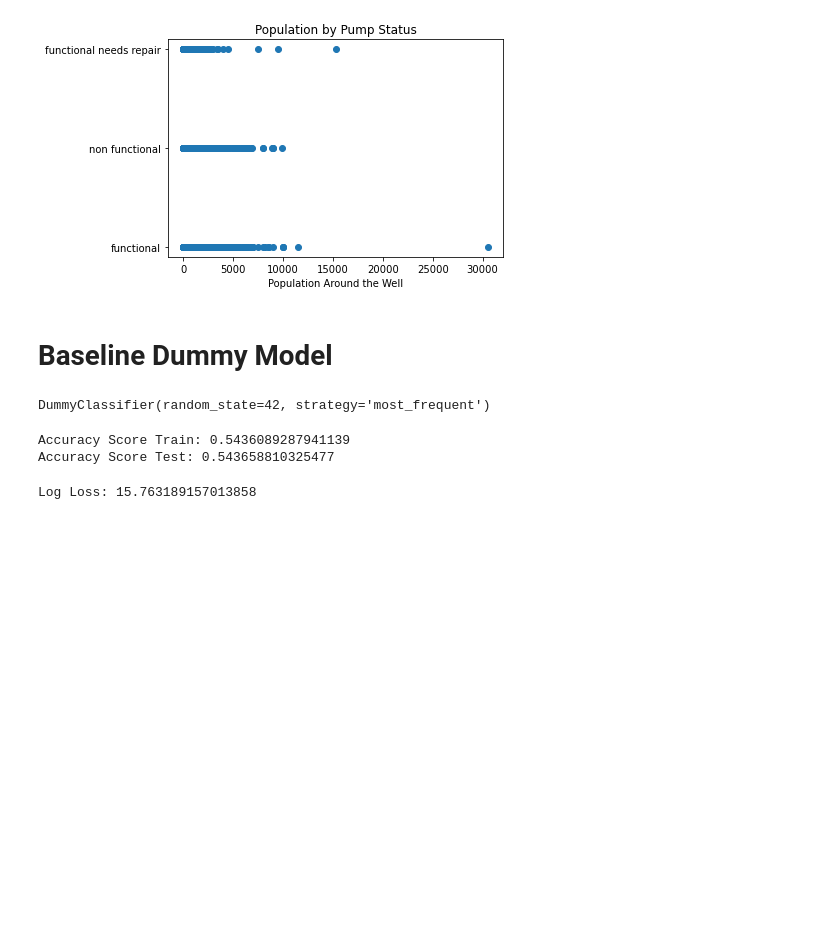
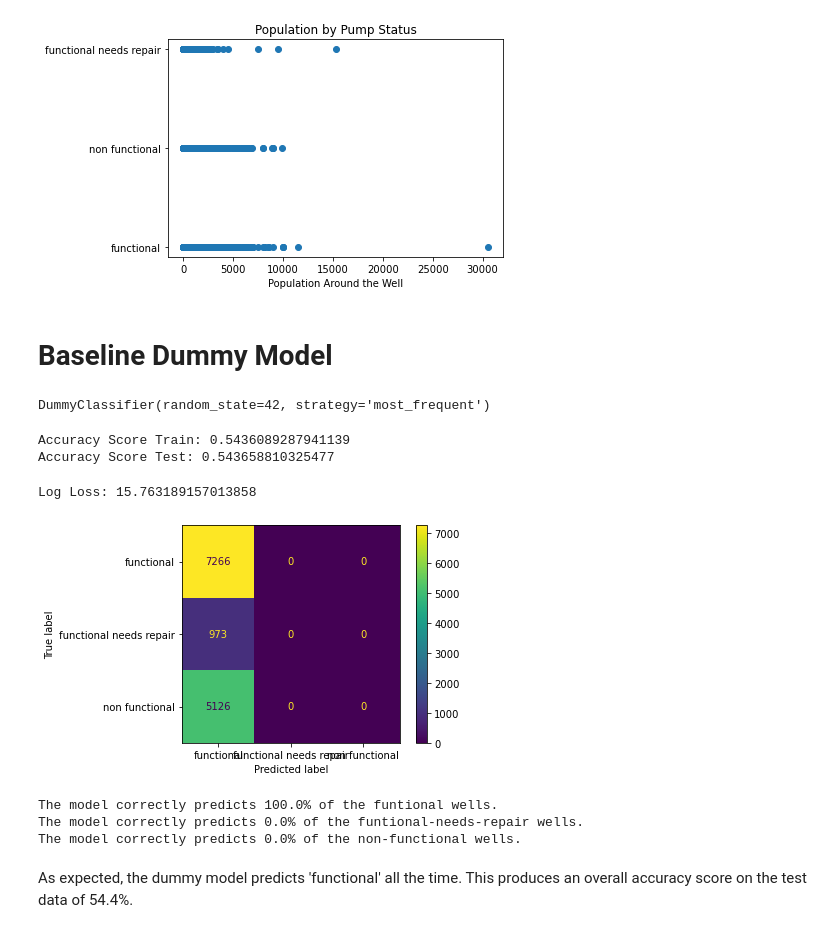
Before and after one commit to fivearm/Phase_3_Project, a Jupyter notebook: 01_data_preparation.ipynb, the cells around one changed output. Cells and saved outputs as stored; diff of their text form; code cells hidden in the pictures; blank space fills up the shorter version.

Commit message:
added confusion matrix to dummy

```diff
--- a/01_data_preparation.ipynb
+++ b/01_data_preparation.ipynb
@@ -209,3 +210,22 @@ log_loss_dummy = -log_loss_dummy.mean()
 print('Log Loss:', log_loss_dummy)
 # %% [output]
 Log Loss: 15.763189157013858
+# %%
+plot_confusion_matrix(dummy_model, X_test, y_test);
+# %% [output]
+[figure, added]
+# %%
+y_pred = dummy_model.predict(X_test)
+cm = confusion_matrix(y_test, y_pred)
+func = cm[0][0] / (cm[0][0] + cm[0][1] + cm[0][2])
+func_nr = cm[1][1] / (cm[1][0] + cm[1][1] + cm[1][2])
+non_func = cm[2][2] / (cm[2][0] + cm[2][1] + cm[2][2])
+print(f'The model correctly predicts {round(func*100, 2)}% of the funtional wells.')
+print(f'The model correctly predicts {round(func_nr*100, 2)}% of the funtional-needs-repair wells.')
+print(f'The model correctly predicts {round(non_func*100, 2)}% of the non-functional wells.')
+# %% [output]
+The model correctly predicts 100.0% of the funtional wells.
+The model correctly predicts 0.0% of the funtional-needs-repair wells.
+The model correctly predicts 0.0% of the non-functional wells.
+# %% [markdown]
+As expected, the dummy model predicts 'functional' all the time.  This produces an overall accuracy score on the test data of 54.4%.
```
Also changed, not shown: parts of 1 cell of this notebook.
